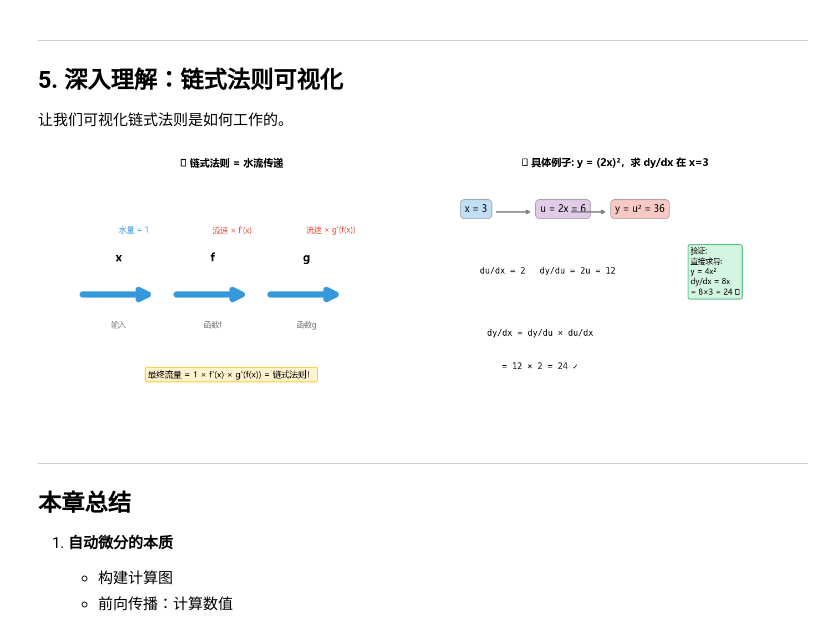
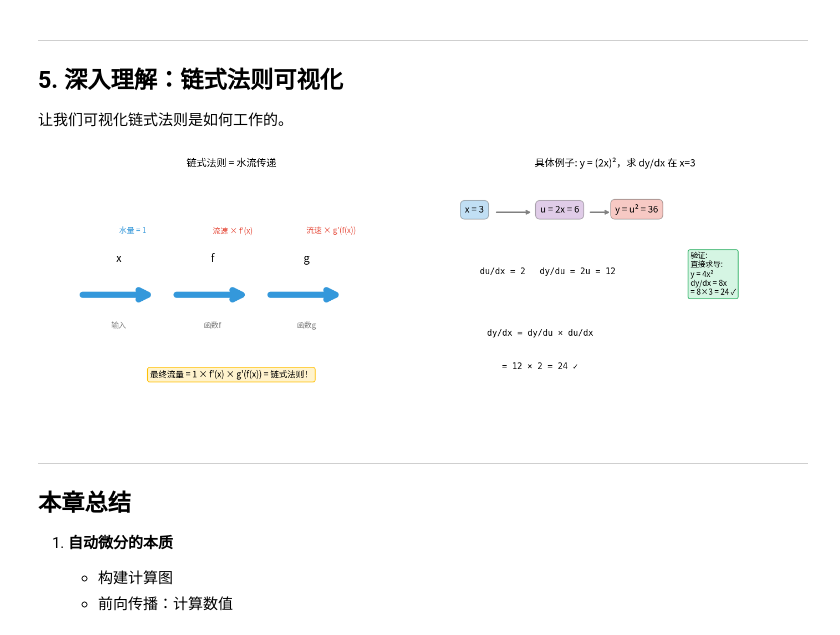
Before and after one commit to Greebbie/LLM-Agent-Core_Concept_Code, a Jupyter notebook: Ch1_Autograd/Ch1_Autograd.ipynb, the cells around one changed output. Saved outputs shown, nothing was run; the diff lists cells and outputs as text; code cells hidden in the pictures.

Commit message:
fix font settings when multi language

```diff
--- a/Ch1_Autograd/Ch1_Autograd.ipynb
+++ b/Ch1_Autograd/Ch1_Autograd.ipynb
@@ -106,6 +97,8 @@ ERROR: No matching distribution found for torch>=2.0.0
 # %%
 import numpy as np
 import matplotlib.pyplot as plt
+plt.rcParams["font.sans-serif"] = ["Microsoft YaHei", "SimHei", "Noto Sans CJK SC", "Arial Unicode MS","Segoe UI Emoji"]
+plt.rcParams["axes.unicode_minus"] = False
 # %% [markdown]
 ---
 
@@ -124,8 +117,17 @@ import matplotlib.pyplot as plt
 # %%
 # 🎨 更直观的反向传播图：前向数值 + 反向梯度 + 局部导数
 import matplotlib.pyplot as plt
-plt.rcParams["font.sans-serif"] = ["Microsoft YaHei", "SimHei", "Arial Unicode MS"]
-plt.rcParams["axes.unicode_minus"] = False
+from matplotlib_inline.backend_inline import set_matplotlib_formats
+import os
+from matplotlib import font_manager as fm
+import matplotlib as mpl
+font_path = "../assets/fonts/NotoSansCJKsc-Regular.otf"
+if os.path.exists(font_path):
+    fm.fontManager.addfont(font_path)
+
+mpl.rcParams["font.family"] = "sans-serif"
+mpl.rcParams["font.sans-serif"] = ["Noto Sans CJK SC", "DejaVu Sans"]
+mpl.rcParams["axes.unicode_minus"] = False
 
 def visualize_autograd_graph():
     """
@@ -658,7 +660,7 @@ ax = axes[0]
 ax.set_xlim(0, 10)
 ax.set_ylim(0, 6)
 ax.axis('off')
-ax.set_title('🌊 链式法则 = 水流传递', fontsize=13, fontweight='bold')
+ax.set_title('链式法则 = 水流传递', fontsize=13, fontweight='bold')
 
 # 绘制水管
 pipes = [
@@ -691,7 +693,7 @@ ax = axes[1]
 ax.set_xlim(0, 10)
 ax.set_ylim(0, 6)
 ax.axis('off')
-ax.set_title('📊 具体例子: y = (2x)²，求 dy/dx 在 x=3', fontsize=13, fontweight='bold')
+ax.set_title('具体例子: y = (2x)²，求 dy/dx 在 x=3', fontsize=13, fontweight='bold')
 
 # 步骤
 steps = [
@@ -701,35 +703,35 @@ steps = [
 ]
 
 for x, y, text, color in steps:
     ax.text(x, y, text, fontsize=12,
            bbox=dict(boxstyle='round,pad=0.5', facecolor=color, alpha=0.3))
 
 # 箭头
 ax.annotate('', xy=(2.8, 5), xytext=(1.8, 5),
            arrowprops=dict(arrowstyle='->', color='gray', lw=2))
-ax.annotate('', xy=(4.8, 5), xytext=(3.8, 5),
+ax.annotate('', xy=(4.9, 5), xytext=(4.3, 5),
            arrowprops=dict(arrowstyle='->', color='gray', lw=2))
 
 # 导数计算
 derivs = [
     (2, 3.5, "du/dx = 2"),
     (4, 3.5, "dy/du = 2u = 12"),
     (3, 2, "dy/dx = dy/du × du/dx"),
     (3, 1.2, "= 12 × 2 = 24 ✓"),
 ]
 
 for x, y, text in derivs:
     ax.text(x, y, text, fontsize=11, ha='center',
            fontfamily='monospace')
 
 ax.text(7, 3, "验证:\n直接求导:\ny = 4x²\ndy/dx = 8x\n= 8×3 = 24 ✓",
         fontsize=10, ha='left',
         bbox=dict(boxstyle='round', facecolor='#d5f5e3', edgecolor='#27ae60'))
 
 plt.tight_layout()
 plt.show()
 # %% [output]
-[figure, old version]
+[figure, new version]
 # %% [markdown]
 ---
 
```
Also changed, not shown: parts of 5 cells of this notebook, 7 other files.
